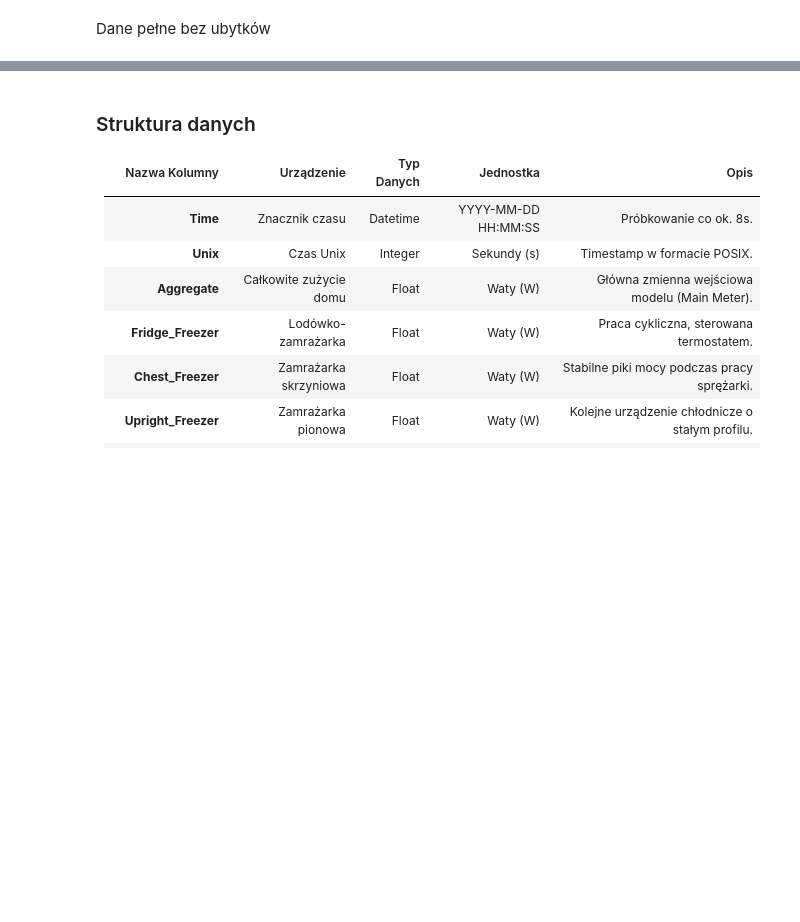
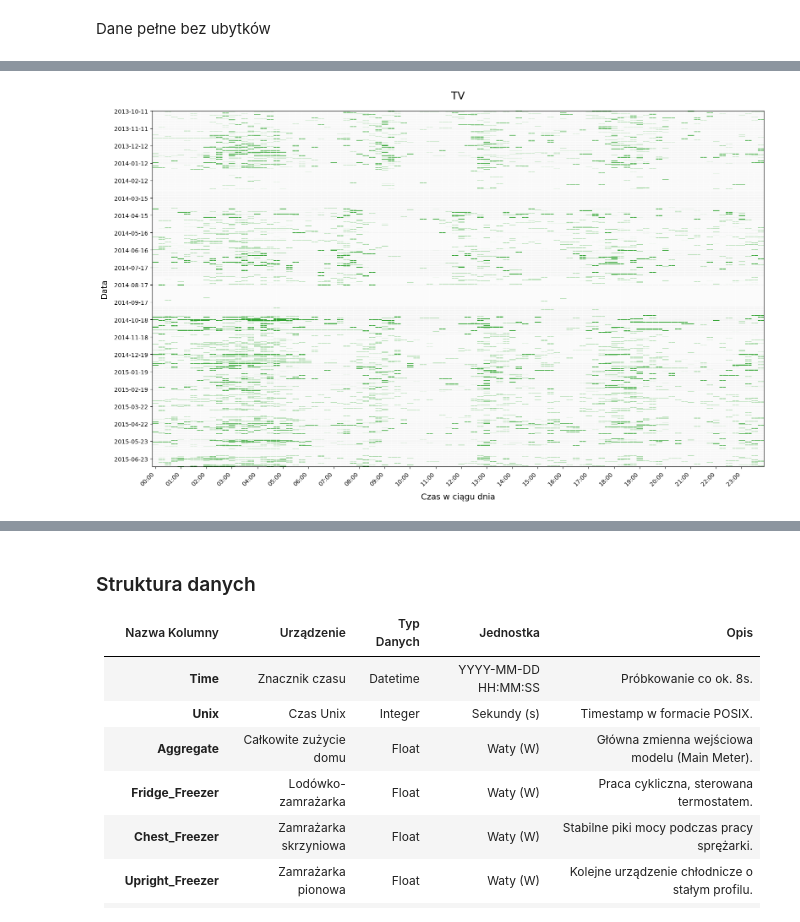
Before and after one commit to Borsh8m3/NILM-Activity-Recognition, a Jupyter notebook: Main.ipynb, the cells around one changed output, grey strips where cells are left out. Drawn from its saved outputs; the diff is of its cells as text; code cells hidden in the pictures; blank space fills up the shorter version.

```diff
--- a/Main.ipynb
+++ b/Main.ipynb
@@ -75,0 +96,47 @@ Dane pełne bez ubytków
+# %%
+from matplotlib.colors import ListedColormap
+
+# 1. Agregacja i przygotowanie tabeli (Pivot) - BEZ ZMIAN
+df_resampled = df.set_index('Time')[['TV_on']].resample('15Min').max().fillna(0).reset_index()
+df_resampled['Date'] = df_resampled['Time'].dt.date
+df_resampled['Hour_Minute'] = df_resampled['Time'].dt.strftime('%H:%M')
+
+pivot_df = df_resampled.pivot(index='Date', columns='Hour_Minute', values='TV_on').fillna(0)
+
+# --- POPRAWKI WIZUALNE PONIŻEJ ---
+
+# Zwiększamy wysokość figury, aby dni miały miejsce się "rozciągnąć"
+fig, ax = plt.subplots(figsize=(16, 10))
+cmap = ListedColormap(['#f4f4f4', '#2ca02c'])
+
+# imshow: aspect='auto' jest dobre, ale przy dużej ilości dni potrzebna jest wyższa figura (powyżej)
+im = ax.imshow(pivot_df, cmap=cmap, aspect='auto', interpolation='none')
+
+# --- OŚ Y (Daty) ---
+# Skaczemy co np. 3 dni, żeby nie robić czarnej plamy z tekstu
+step_y = max(1, len(pivot_df.index) // 20) # Pokazuje ok. 20 etykiet na osi Y
+yticks_idx = range(0, len(pivot_df.index), step_y)
+ax.set_yticks(yticks_idx)
+ax.set_yticklabels([pivot_df.index[i] for i in yticks_idx])
+
+# --- OŚ X (Godziny) ---
+# Godziny wyświetlamy co 4 interwały (4 * 15 min = 1 godzina)
+xticks_idx = range(0, len(pivot_df.columns), 4)
+ax.set_xticks(xticks_idx)
+ax.set_xticklabels([pivot_df.columns[i] for i in xticks_idx], rotation=45, ha='right')
+
+# Kosmetyka
+ax.set_title("TV", fontsize=18, pad=20)
+ax.set_xlabel("Czas w ciągu dnia", fontsize=14, labelpad=10)
+ax.set_ylabel("Data", fontsize=14, labelpad=10)
+
+# Opcjonalnie: Cienka siatka (grid), żeby łatwiej było śledzić godziny
+ax.set_xticks(range(len(pivot_df.columns)), minor=True)
+ax.set_yticks(range(len(pivot_df.index)), minor=True)
+ax.grid(which="minor", color="w", linestyle='-', linewidth=0.5)
+ax.tick_params(which="minor", bottom=False, left=False) # Ukrywa małe kreseczki na osiach
+
+plt.tight_layout()
+plt.show()
+# %% [output]
+[figure, added]
```
Also changed, not shown: parts of 3 cells of this notebook, 1 other file.
